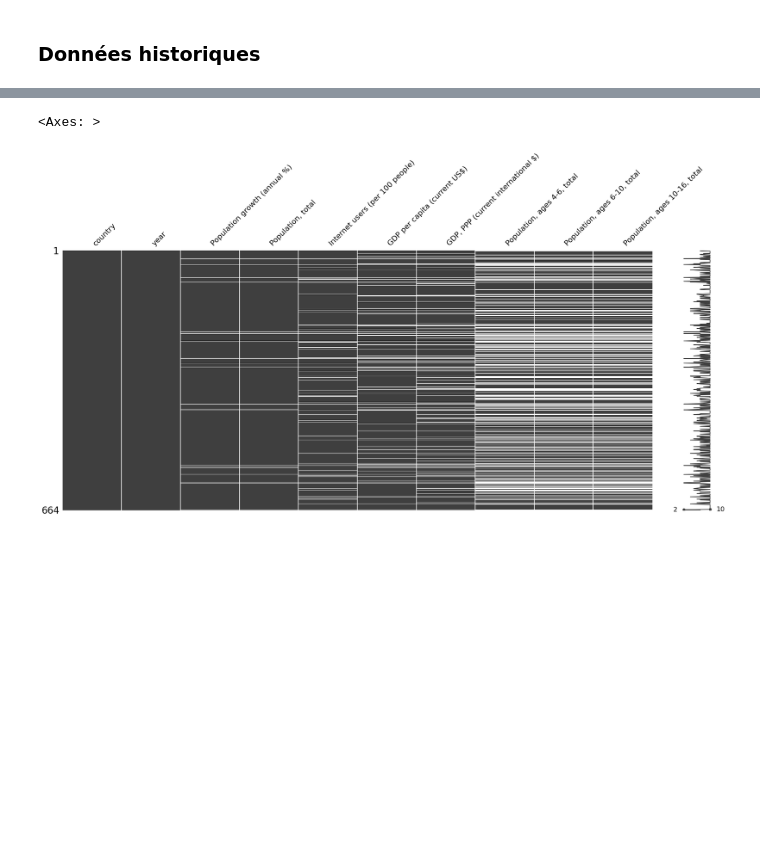
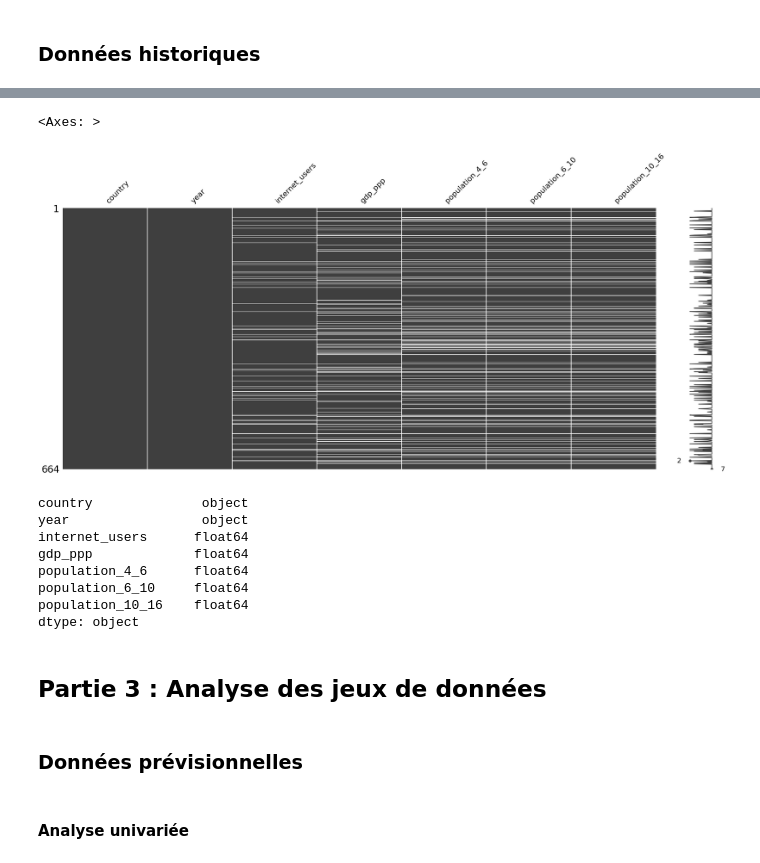
Before and after one commit to jjbochard/ocr_data_science_p2, a Jupyter notebook: study_case_p2.ipynb, the cells around one changed output, grey strips where cells are left out. Cells and saved outputs as stored; diff of their text form; code cells hidden in the pictures; blank space fills up the shorter version.

```diff
--- a/study_case_p2.ipynb
+++ b/study_case_p2.ipynb
@@ -499,16 +503,16 @@ df =  df[~df["country"].isin(non_countries)]
 # %%
 # Delete countries with no data
 
-df_grouped_by_country = df.groupby(['country']).sum().reset_index()
+df_historic_grouped_by_country = df_historic.groupby(['country']).sum().reset_index()
 countries_with_no_data = []
 
 # Iterate over each row in the DataFrame
-for index, row in df_grouped_by_country.iterrows():
+for index, row in df_historic_grouped_by_country.iterrows():
     # Check if all indicator columns are 0
     if (row.drop(['country', 'year']) == 0).all():
         countries_with_no_data.append(row['country'])
 
-df =  df[~df["country"].isin(countries_with_no_data)]
+df_historic =  df_historic[~df_historic["country"].isin(countries_with_no_data)]
 # %%
 # Calculate for each columns the mean of values that equal to 0.
 # Sort the result in order to select columns with a rate of 50% or less
@@ -517,24 +521,39 @@ zero_proportion = df.eq(0).mean().sort_values(ascending=True)
 # %%
-historical_dimensions = [
-    'Population growth (annual %)',
-    'Population, total',
+historical_indicators = [
     'Internet users (per 100 people)',
-    'GDP per capita (current US$)',
     'GDP, PPP (current international $)',
     'Population, ages 4-6, total',
     'Population, ages 6-10, total',
     'Population, ages 10-16, total',
 ]
-dimensions = ['country', 'year'] + historical_dimensions
+indicators = ['country', 'year'] + historical_indicators
 # %%
-df = df[dimensions]
+df_historic = df_historic[indicators]
+# %%
+# Rename indicators
+df_historic.rename(columns = {
+    'Internet users (per 100 people)':'internet_users',
+    'GDP, PPP (current international $)':'gdp_ppp',
+    'Population, ages 4-6, total':'population_4_6',
+    'Population, ages 6-10, total':'population_6_10',
+    'Population, ages 10-16, total': 'population_10_16',
+}, inplace = True)
 # %%
-import missingno as msno
-import numpy as np
-df.replace(0, np.nan, inplace=True)
+df_historic.replace(0, np.nan, inplace=True)
 
 %matplotlib inline
-msno.matrix(df.sample(664))
+msno.matrix(df_historic.sample(664))
 # %% [output]
 <Axes: >
-[figure, old version]
+[figure, new version]
+# %%
+df_historic.dtypes
+# %% [output]
+country              object
+year                 object
+internet_users      float64
+gdp_ppp             float64
+population_4_6      float64
+population_6_10     float64
+population_10_16    float64
+dtype: object
@@ -540,0 +562,6 @@ msno.matrix(df.sample(664))
+# %% [markdown]
+## Partie 3 : Analyse des jeux de données
+# %% [markdown]
+### Données prévisionnelles
+# %% [markdown]
+#### Analyse univariée
```
Also changed, not shown: parts of 167 cells of this notebook, 1 other file.
